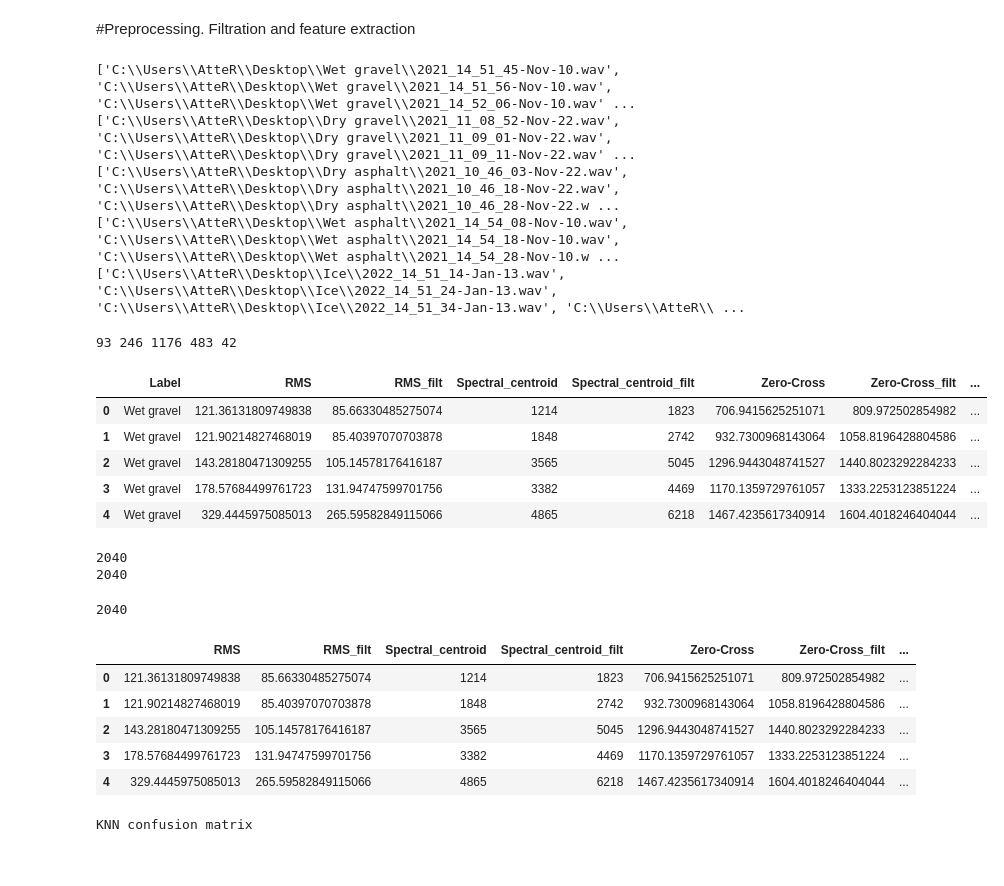
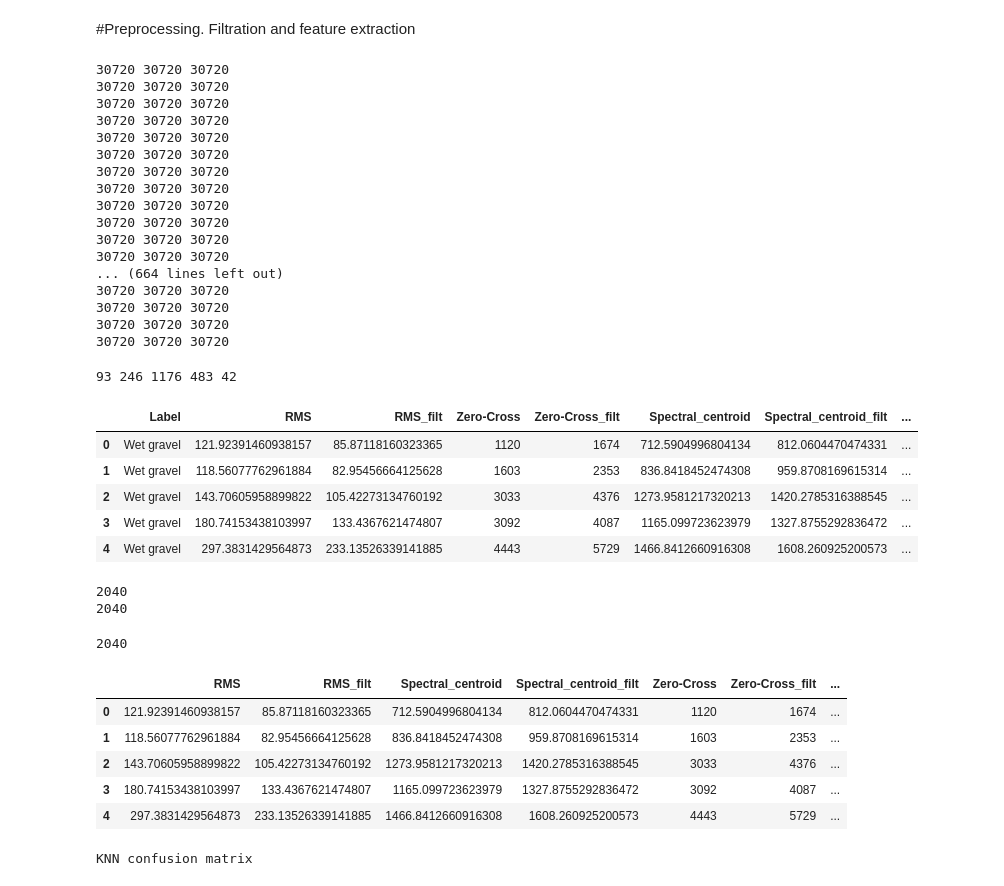
Before and after one commit to TheLonelyFighter/Capstone, a Jupyter notebook: audio_processing/Trainingset creation and testing.ipynb, the cells around one changed output. Saved outputs shown, nothing was run; the diff lists cells and outputs as text; code cells hidden in the pictures.

```diff
--- a/audio_processing/Trainingset creation and testing.ipynb
+++ b/audio_processing/Trainingset creation and testing.ipynb
@@ -18,3 +15,9 @@ decimation_factor = 4
+# %%
+source_samp_rate=44100
+decimation_factor = 4
+#actual samples per second. When we record 1 second of audio we get only something like 0.9 seconds because of the chunk size
+chunk=4096
+single_audio_frame_size=10*chunk
 # %% [markdown]
 #Preprocessing.
 Filtration and feature extraction
@@ -26,8 +29,8 @@ def hpf(arr,fs,lf,order):
 
 def get_features(sig,label,fs = 44100):
 
-    features = ["RMS", "RMS_filt", "Spectral_centroid", "Spectral_centroid_filt",\
-                "Zero-Cross", "Zero-Cross_filt", "Spectral_slope", \
+    features = ["RMS", "RMS_filt","Zero-Cross", "Zero-Cross_filt", "Spectral_centroid", \
+                "Spectral_centroid_filt","Spectral_slope", \
                     "Spectral_slope_filt", "Spectral_spread", \
                         "Spectral_spread_filt", "STD", "STD_filt"]
 
@@ -58,14 +61,15 @@ def get_features(sig,label,fs = 44100):
 # %%
 def get_features_from_folder(folder_path,label,decimation_factor):
     files=glob.glob(folder_path+"/*.wav")
-    print(files)
+    #print(files)
     features_array = []
     for file_path in files:
         samplerate, sdata=wavfile.read(file_path)
         decimated_data=decimate(sdata,decimation_factor)
-        sample1=decimated_data[0:int(samplerate/decimation_factor*3-1)]
-        sample2=decimated_data[int(samplerate/decimation_factor*3):int(samplerate/decimation_factor*6-1)]
-        sample3=decimated_data[int(samplerate/decimation_factor*6):int(samplerate/decimation_factor*9-1)]
+        sample1=decimated_data[0:int(single_audio_frame_size/decimation_factor*3)]
+        sample2=decimated_data[int(single_audio_frame_size/decimation_factor*3+1):int(single_audio_frame_size/decimation_factor*6+1)]
+        sample3=decimated_data[int(single_audio_frame_size/decimation_factor*6+2):int(single_audio_frame_size/decimation_factor*9+2)]
+        print(len(sample1),len(sample2),len(sample3))
         features1=get_features(sample1,label,samplerate/decimation_factor)
         features2=get_features(sample2,label,samplerate/decimation_factor)
         features3=get_features(sample3,label,samplerate/decimation_factor)
@@ -85,11 +89,23 @@ da_features=np.asarray(get_features_from_folder(da_path,"Dry asphalt",decimation
 wa_features=np.asarray(get_features_from_folder(wa_path,"Wet asphalt",decimation_factor))
 ice_features=np.asarray(get_features_from_folder(ice_path,"Ice",decimation_factor))
 # %% [output]
-['C:\\Users\\AtteR\\Desktop\\Wet gravel\\2021_14_51_45-Nov-10.wav', 'C:\\Users\\AtteR\\Desktop\\Wet gravel\\2021_14_51_56-Nov-10.wav', 'C:\\Users\\AtteR\\Desktop\\Wet gravel\\2021_14_52_06-Nov-10.wav' ...
-['C:\\Users\\AtteR\\Desktop\\Dry gravel\\2021_11_08_52-Nov-22.wav', 'C:\\Users\\AtteR\\Desktop\\Dry gravel\\2021_11_09_01-Nov-22.wav', 'C:\\Users\\AtteR\\Desktop\\Dry gravel\\2021_11_09_11-Nov-22.wav' ...
-['C:\\Users\\AtteR\\Desktop\\Dry asphalt\\2021_10_46_03-Nov-22.wav', 'C:\\Users\\AtteR\\Desktop\\Dry asphalt\\2021_10_46_18-Nov-22.wav', 'C:\\Users\\AtteR\\Desktop\\Dry asphalt\\2021_10_46_28-Nov-22.w ...
-['C:\\Users\\AtteR\\Desktop\\Wet asphalt\\2021_14_54_08-Nov-10.wav', 'C:\\Users\\AtteR\\Desktop\\Wet asphalt\\2021_14_54_18-Nov-10.wav', 'C:\\Users\\AtteR\\Desktop\\Wet asphalt\\2021_14_54_28-Nov-10.w ...
-['C:\\Users\\AtteR\\Desktop\\Ice\\2022_14_51_14-Jan-13.wav', 'C:\\Users\\AtteR\\Desktop\\Ice\\2022_14_51_24-Jan-13.wav', 'C:\\Users\\AtteR\\Desktop\\Ice\\2022_14_51_34-Jan-13.wav', 'C:\\Users\\AtteR\\ ...
+30720 30720 30720
+30720 30720 30720
+30720 30720 30720
+30720 30720 30720
+30720 30720 30720
+30720 30720 30720
+30720 30720 30720
+30720 30720 30720
+30720 30720 30720
+30720 30720 30720
+30720 30720 30720
+30720 30720 30720
+... (664 lines left out)
+30720 30720 30720
+30720 30720 30720
+30720 30720 30720
+30720 30720 30720
 # %%
 print(len(wg_features),len(dg_features),len(da_features),len(wa_features),len(ice_features))
 # %% [output]
@@ -97,19 +113,18 @@ print(len(wg_features),len(dg_features),len(da_features),len(wa_features),len(ic
 # %%
 all_features=np.concatenate((wg_features,dg_features,da_features,wa_features,ice_features))
 # %%
-columnlist=["Label","RMS", "RMS_filt", "Spectral_centroid", "Spectral_centroid_filt",\
-                "Zero-Cross", "Zero-Cross_filt", "Spectral_slope", \
-                    "Spectral_slope_filt", "Spectral_spread", \
+columnlist=["Label","RMS", "RMS_filt","Zero-Cross", "Zero-Cross_filt", "Spectral_centroid", "Spectral_centroid_filt",\
+                 "Spectral_slope","Spectral_slope_filt", "Spectral_spread", \
                         "Spectral_spread_filt", "STD", "STD_filt"]
 roadtype_features_df=pd.DataFrame(all_features,columns=columnlist)
 roadtype_features_df.head()
 # %% [output]
-|  | Label | RMS | RMS_filt | Spectral_centroid | Spectral_centroid_filt | Zero-Cross | Zero-Cross_filt | ... |
-| 0 | Wet gravel | 121.36131809749838 | 85.66330485275074 | 1214 | 1823 | 706.9415625251071 | 809.972502854982 | ... |
-| 1 | Wet gravel | 121.90214827468019 | 85.40397070703878 | 1848 | 2742 | 932.7300968143064 | 1058.8196428804586 | ... |
-| 2 | Wet gravel | 143.28180471309255 | 105.14578176416187 | 3565 | 5045 | 1296.9443048741527 | 1440.8023292284233 | ... |
-| 3 | Wet gravel | 178.57684499761723 | 131.94747599701756 | 3382 | 4469 | 1170.1359729761057 | 1333.2253123851224 | ... |
-| 4 | Wet gravel | 329.4445975085013 | 265.59582849115066 | 4865 | 6218 | 1467.4235617340914 | 1604.4018246404044 | ... |
+|  | Label | RMS | RMS_filt | Zero-Cross | Zero-Cross_filt | Spectral_centroid | Spectral_centroid_filt | ... |
+| 0 | Wet gravel | 121.92391460938157 | 85.87118160323365 | 1120 | 1674 | 712.5904996804134 | 812.0604470474331 | ... |
+| 1 | Wet gravel | 118.56077762961884 | 82.95456664125628 | 1603 | 2353 | 836.8418452474308 | 959.8708169615314 | ... |
+| 2 | Wet gravel | 143.70605958899822 | 105.42273134760192 | 3033 | 4376 | 1273.9581217320213 | 1420.2785316388545 | ... |
+| 3 | Wet gravel | 180.74153438103997 | 133.4367621474807 | 3092 | 4087 | 1165.099723623979 | 1327.8755292836472 | ... |
+| 4 | Wet gravel | 297.3831429564873 | 233.13526339141885 | 4443 | 5729 | 1466.8412660916308 | 1608.260925200573 | ... |
 # %%
 print(len(roadtype_features_df))
 roadtype_features_df = roadtype_features_df.dropna()
@@ -129,11 +144,11 @@ X.head()
 # %% [output]
 2040
 |  | RMS | RMS_filt | Spectral_centroid | Spectral_centroid_filt | Zero-Cross | Zero-Cross_filt | ... |
-| 0 | 121.36131809749838 | 85.66330485275074 | 1214 | 1823 | 706.9415625251071 | 809.972502854982 | ... |
-| 1 | 121.90214827468019 | 85.40397070703878 | 1848 | 2742 | 932.7300968143064 | 1058.8196428804586 | ... |
-| 2 | 143.28180471309255 | 105.14578176416187 | 3565 | 5045 | 1296.9443048741527 | 1440.8023292284233 | ... |
-| 3 | 178.57684499761723 | 131.94747599701756 | 3382 | 4469 | 1170.1359729761057 | 1333.2253123851224 | ... |
-| 4 | 329.4445975085013 | 265.59582849115066 | 4865 | 6218 | 1467.4235617340914 | 1604.4018246404044 | ... |
+| 0 | 121.92391460938157 | 85.87118160323365 | 712.5904996804134 | 812.0604470474331 | 1120 | 1674 | ... |
+| 1 | 118.56077762961884 | 82.95456664125628 | 836.8418452474308 | 959.8708169615314 | 1603 | 2353 | ... |
+| 2 | 143.70605958899822 | 105.42273134760192 | 1273.9581217320213 | 1420.2785316388545 | 3033 | 4376 | ... |
+| 3 | 180.74153438103997 | 133.4367621474807 | 1165.099723623979 | 1327.8755292836472 | 3092 | 4087 | ... |
+| 4 | 297.3831429564873 | 233.13526339141885 | 1466.8412660916308 | 1608.260925200573 | 4443 | 5729 | ... |
 # %%
 x_train, x_test, y_train, y_test = train_test_split(X, y, test_size=0.33, random_state=42, shuffle=True, stratify=y)
 # %%
```
Also changed, not shown: parts of 4 cells of this notebook, 5 other files.
